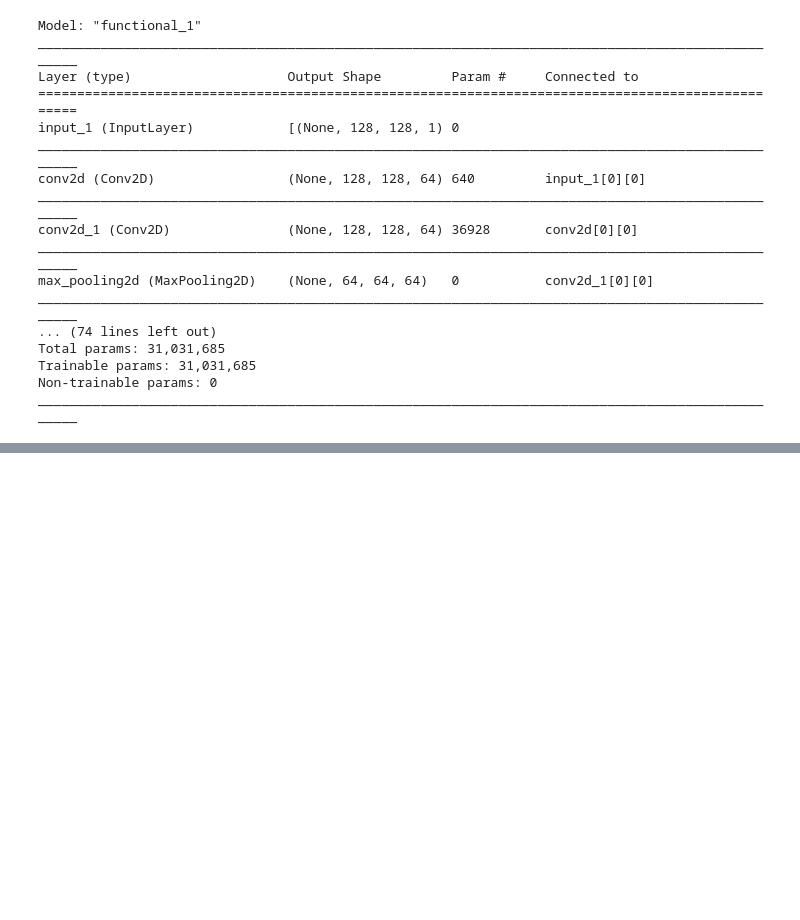
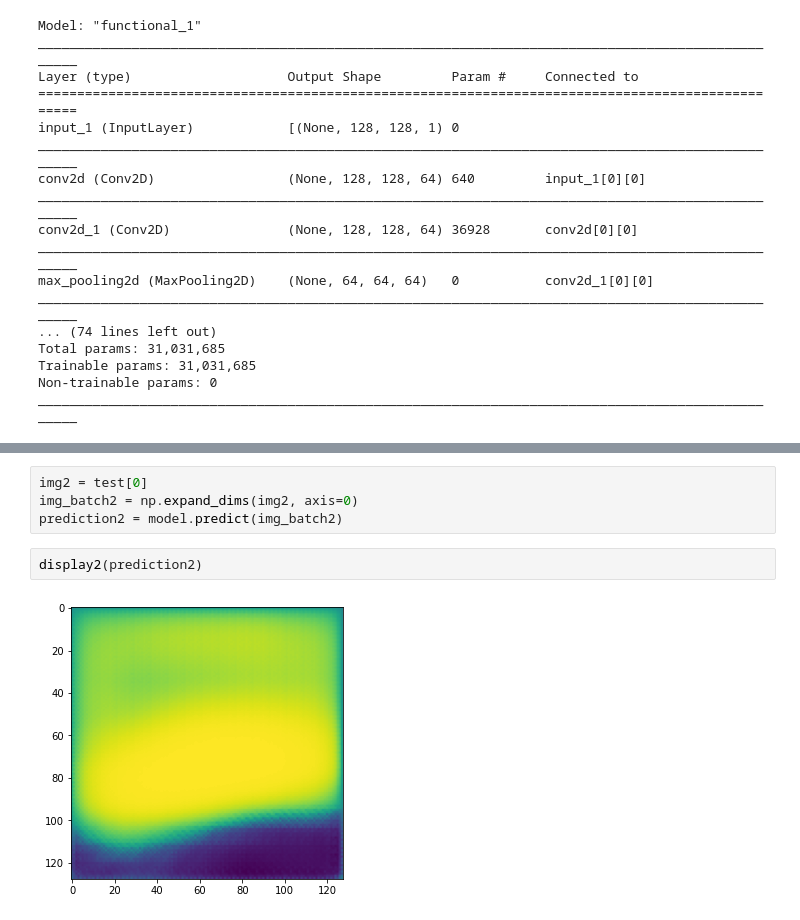
Before and after one commit to wendeljuliao/Salt-Kaggle, a Jupyter notebook: identifySalt.ipynb, the cells around one changed output, grey strips where cells are left out. Saved outputs shown, nothing was run; the diff lists cells and outputs as text; blank space fills up the shorter version.

```diff
--- a/identifySalt.ipynb
+++ b/identifySalt.ipynb
@@ -250,0 +328,8 @@ Epoch 1/5
+# %%
+img2 = test[0]
+img_batch2 = np.expand_dims(img2, axis=0)
+prediction2 = model.predict(img_batch2)
+# %%
+display2(prediction2)
+# %% [output]
+[figure, added]
```
Also changed, not shown: parts of 8 cells of this notebook, 1 other file.
